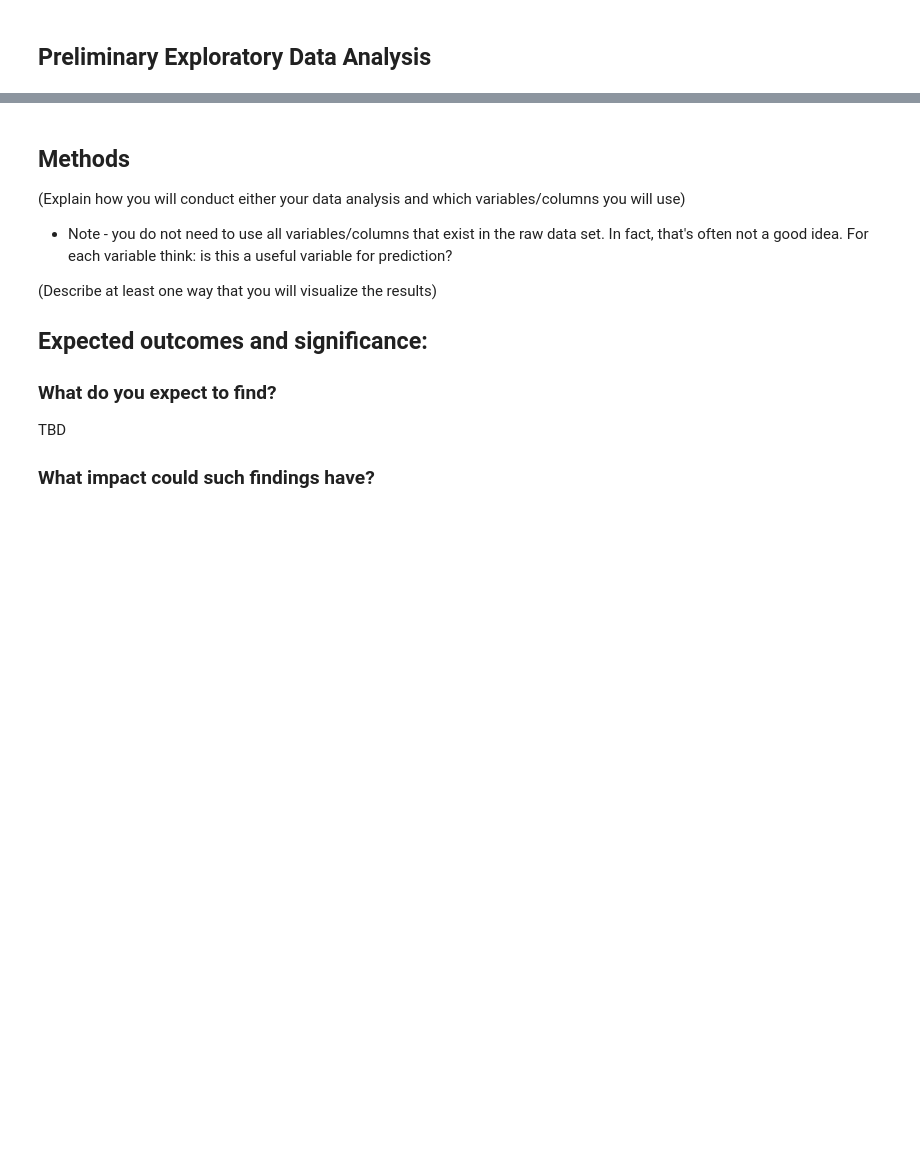
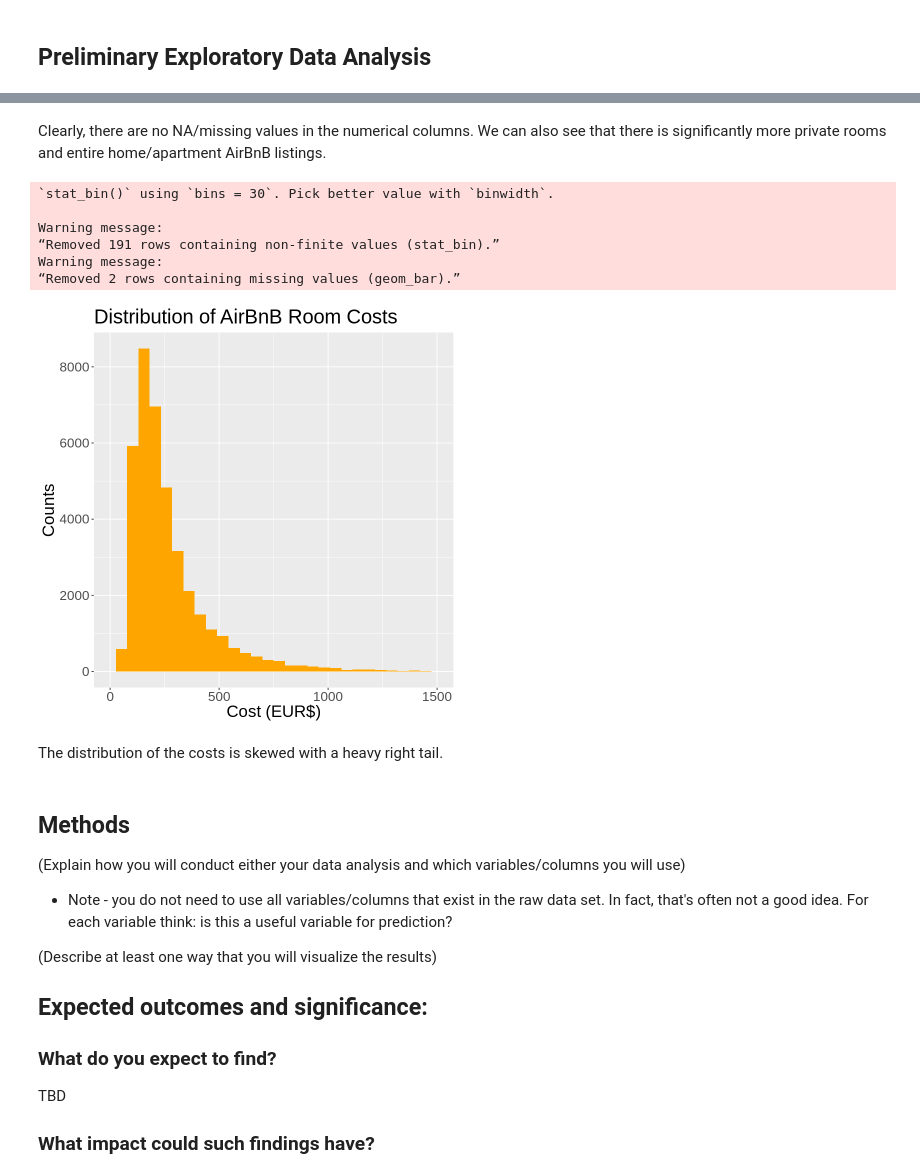
Before and after one commit to Z0rb14n/DSCI-100-Project, a Jupyter notebook: ProjectProposal.ipynb, the cells around one changed output, grey strips where cells are left out. Cells and saved outputs as stored; diff of their text form; code cells hidden in the pictures; blank space fills up the shorter version.

```diff
--- a/ProjectProposal.ipynb
+++ b/ProjectProposal.ipynb
@@ -12,8 +12,24 @@
 ## Preliminary Exploratory Data Analysis
 # %%
 library(tidyverse)
+library(tidymodels)
 # amsterdam, athens, barcelona, berlin, budapest, lisbon, london, paris, rome, vienna
 # weekdays, weekends
-# just doing a practice run
-amsterdam_weekdays <- read_csv("https://zenodo.org/record/4446043/files/amsterdam_weekdays.csv")
+url_first <- "https://zenodo.org/record/4446043/files/"
+# FSR they store it in 10 different CSVs - hope my IP doesn't get blacklisted
+cities <- c("amsterdam", "athens", "barcelona", "berlin", "budapest", "lisbon", "london", "paris", "rome", "vienna");
+total_dataset <- tibble()
+
+for (i in 1:10) {
+    # me when I can't "str1" + "str2"
+    sub_data <- read_csv(paste(url_first, cities[i], "_weekdays.csv", sep ="")) |>
+        mutate(city = cities[i]) |>
+        mutate(day = "weekday")
+    Sys.sleep(0.5) # don't overload their server XDDDD
+    sub_data_end <- read_csv(paste(url_first, cities[i], "_weekends.csv", sep ="")) |>
+        mutate(city = cities[i]) |>
+        mutate(day = "weekend")
+    total_dataset <- bind_rows(total_dataset, sub_data, sub_data_end)
+    Sys.sleep(0.5) # don't overload their server XDDDD
+}
 # %% [output]
@@ -21,21 +145,22 @@ ERROR: Error in open.connection(structure(5L, class = c("curl", "connection"), c
 # %%
 # clean data
-amsterdam_weekdays_clean <- amsterdam_weekdays |>
-    select(-1) |>
+airbnb_clean <- total_dataset |>
+    select(-1) |> #literally just some number
 # according to https://zenodo.org/record/4446043#.Y9Y9ENJBwUE these columns are dummies:
-    select(-room_private, -room_shared, -host_is_superhost, -multi, -biz) |>
+    select(-room_private, -room_shared) |>
 # apparently these are already scaled to [0,100] - drop the duplicate
     select(-attr_index, -rest_index) |>
     mutate(room_type = as_factor(room_type)) |>
+    mutate(city = as_factor(city), day = as_factor(day)) |>
     rename(dist_from_city_centre = dist,
            cost = realSum,
            attraction_index = attr_index_norm,
            restaurant_index = rest_index_norm)
 
-amsterdam_weekdays_clean |>
+airbnb_clean |>
     select(room_type) |>
     pull() |>
     levels()
 
-glimpse(amsterdam_weekdays_clean)
+glimpse(airbnb_clean)
 # %% [output]
@@ -43 +187,5 @@ ERROR: Error in select(amsterdam_weekdays, -1): object 'amsterdam_weekdays' not
+# %%
+airbnb_split <- initial_split(airbnb_clean, prop = 0.75, strata = room_type)
+airbnb_train <- training(airbnb_split)
+airbnb_test <- testing(airbnb_split)
 # %%
@@ -45,5 +211,21 @@ ERROR: Error in select(amsterdam_weekdays, -1): object 'amsterdam_weekdays' not
+# %% [markdown]
+Clearly, there are no NA/missing values in the numerical columns. We can also see that there is significantly more private rooms and entire home/apartment AirBnB listings.
 # %%
-# Visualize training data
+ggplot(airbnb_train, aes(x=cost)) +
+    geom_histogram(fill="orange") +
+    xlim(0,1500) +
+    labs(x="Cost (EUR$)", y="Counts", title="Distribution of AirBnB Room Costs") +
+    theme(text = element_text(size = 20))
+# %% [output]
+`stat_bin()` using `bins = 30`. Pick better value with `binwidth`.
+
+Warning message:
+“Removed 191 rows containing non-finite values (stat_bin).”
+Warning message:
+“Removed 2 rows containing missing values (geom_bar).”
+[figure, added]
+# %% [markdown]
+The distribution of the costs is skewed with a heavy right tail.
 # %% [markdown]
 ## Methods
 (Explain how you will conduct either your data analysis and which variables/columns you will use)
```
Also changed, not shown: parts of 3 cells of this notebook.
